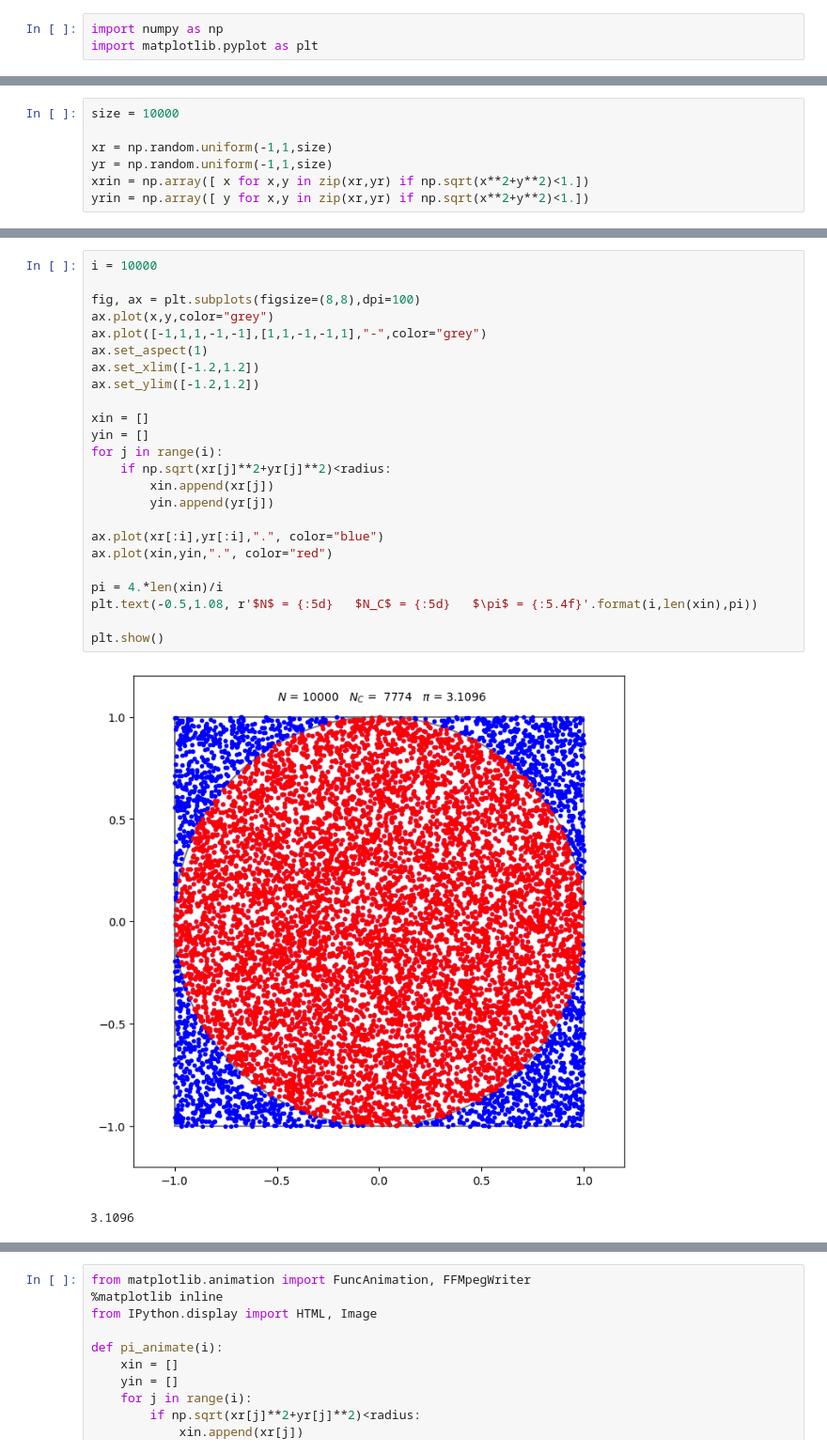
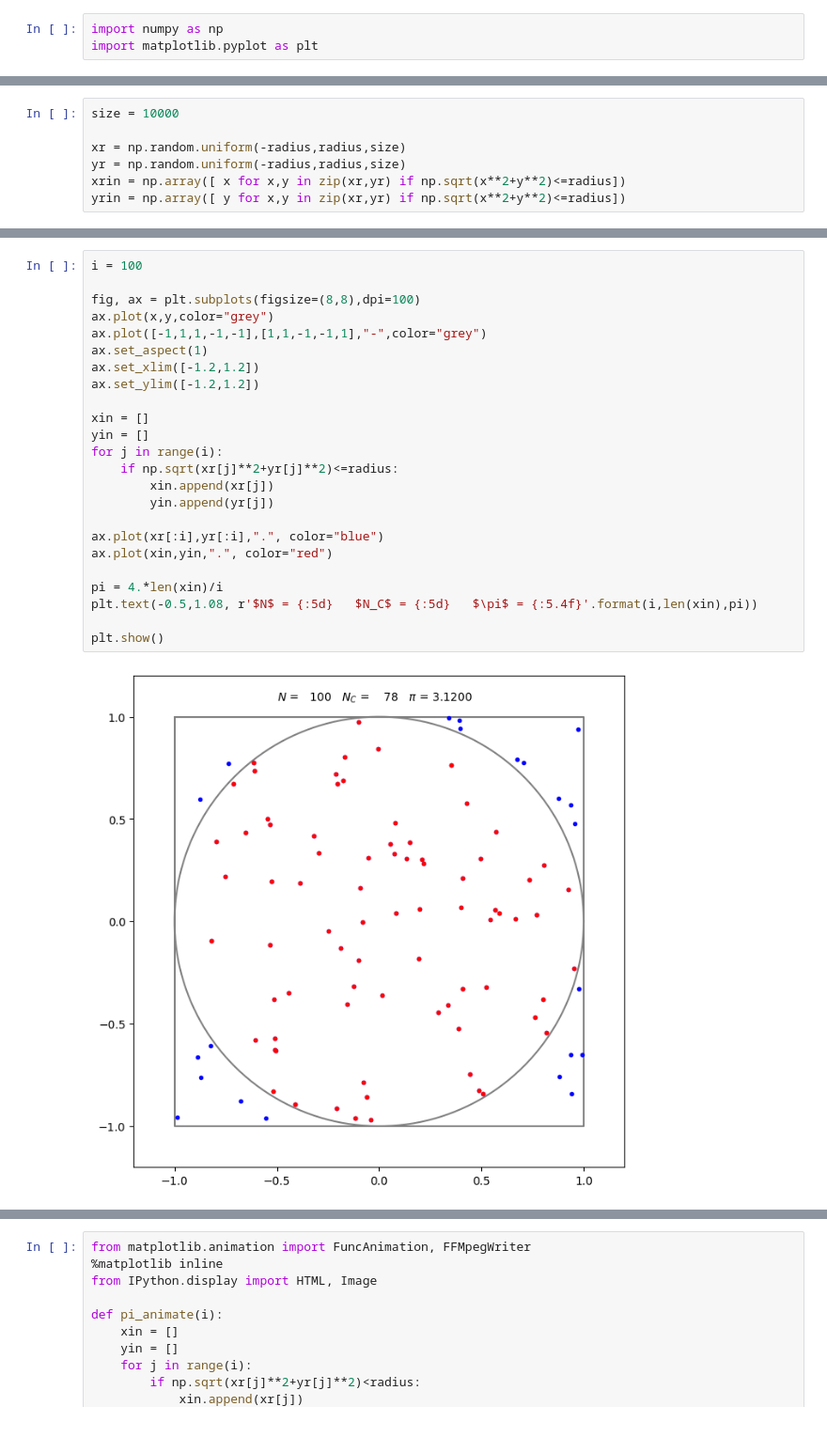
Before and after one commit to marcodelmastro/MathGames, a Jupyter notebook: Pi with random numbers.ipynb, the cells around one changed output, grey strips where cells are left out. Shown at 94% size. Saved outputs shown, nothing was run; the diff lists cells and outputs as text.

```diff
--- a/Pi with random numbers.ipynb
+++ b/Pi with random numbers.ipynb
@@ -19,7 +21,7 @@ plt.show()
 # %%
 size = 10000
 
-xr = np.random.uniform(-1,1,size)
-yr = np.random.uniform(-1,1,size)
-xrin = np.array([ x for x,y in zip(xr,yr) if np.sqrt(x**2+y**2)<1.])
-yrin = np.array([ y for x,y in zip(xr,yr) if np.sqrt(x**2+y**2)<1.])
+xr = np.random.uniform(-radius,radius,size)
+yr = np.random.uniform(-radius,radius,size)
+xrin = np.array([ x for x,y in zip(xr,yr) if np.sqrt(x**2+y**2)<=radius])
+yrin = np.array([ y for x,y in zip(xr,yr) if np.sqrt(x**2+y**2)<=radius])
@@ -40,30 +40,29 @@ plt.show()
 # %%
-i = 10000
+i = 100
 
 fig, ax = plt.subplots(figsize=(8,8),dpi=100)
 ax.plot(x,y,color="grey")
 ax.plot([-1,1,1,-1,-1],[1,1,-1,-1,1],"-",color="grey")
 ax.set_aspect(1)
 ax.set_xlim([-1.2,1.2])
 ax.set_ylim([-1.2,1.2])
 
 xin = []
 yin = []
 for j in range(i):
-    if np.sqrt(xr[j]**2+yr[j]**2)<radius:
+    if np.sqrt(xr[j]**2+yr[j]**2)<=radius:
         xin.append(xr[j])
         yin.append(yr[j])
 
 ax.plot(xr[:i],yr[:i],".", color="blue")
 ax.plot(xin,yin,".", color="red")
 
 pi = 4.*len(xin)/i
 plt.text(-0.5,1.08, r'$N$ = {:5d}   $N_C$ = {:5d}   $\pi$ = {:5.4f}'.format(i,len(xin),pi))
 
 plt.show()
 # %% [output]
-[figure, old version]
+[figure, new version]
-3.1096
 # %%
 fig, ax = plt.subplots(figsize=(8,8),dpi=100)
 ax.plot(x,y,color="grey")
```
Also changed, not shown: parts of 6 cells of this notebook, 1 other file.
